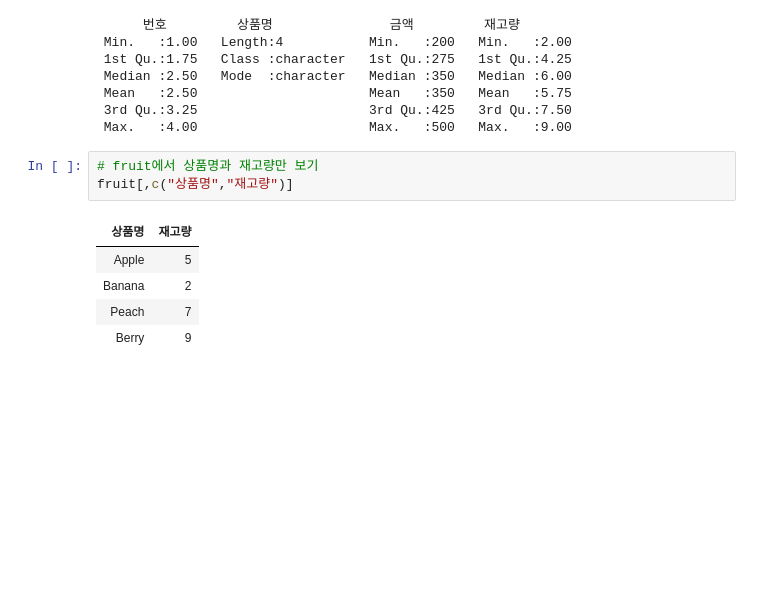
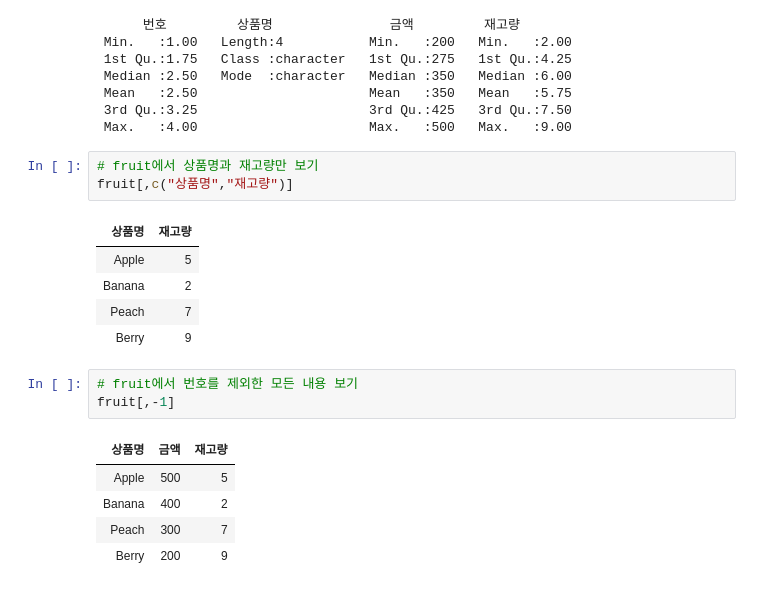
Before and after one commit to monargent0/TJRrrClass, a Jupyter notebook: 03. 벡터와 데이터프레임.ipynb, the cells around one changed output. Drawn from its saved outputs; the diff is of its cells as text; blank space fills up the shorter version.

```diff
--- a/03. 벡터와 데이터프레임.ipynb
+++ b/03. 벡터와 데이터프레임.ipynb
@@ -454,3 +454,12 @@ fruit[,c("상품명","재고량")]
 | Banana | 2 |
 | Peach | 7 |
 | Berry | 9 |
+# %%
+# fruit에서 번호를 제외한 모든 내용 보기
+fruit[,-1]
+# %% [output]
+| 상품명 | 금액 | 재고량 |
+| Apple | 500 | 5 |
+| Banana | 400 | 2 |
+| Peach | 300 | 7 |
+| Berry | 200 | 9 |
```
Also changed, not shown: parts of 4 cells of this notebook.
